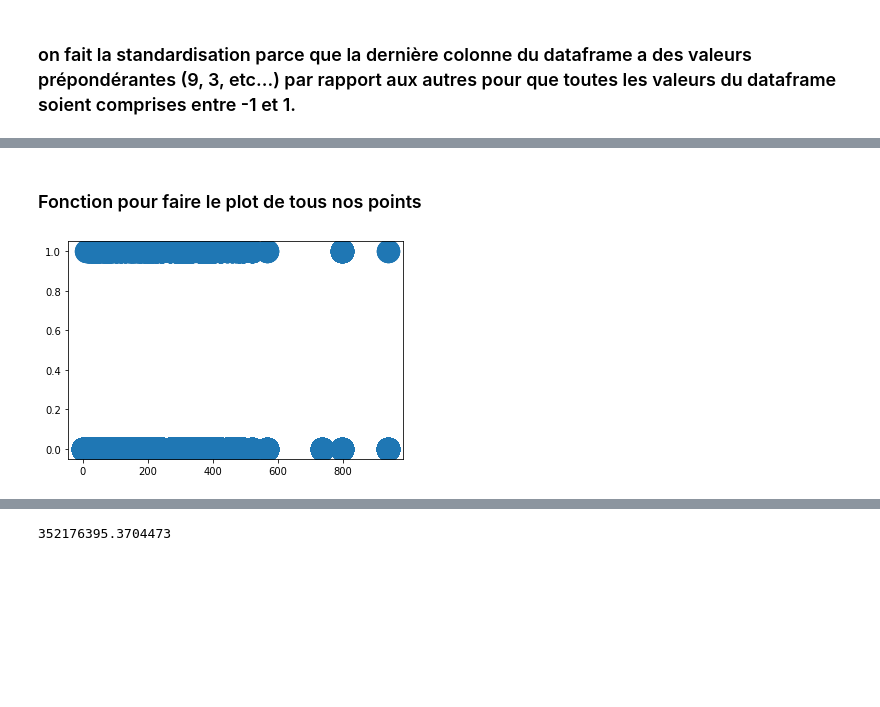
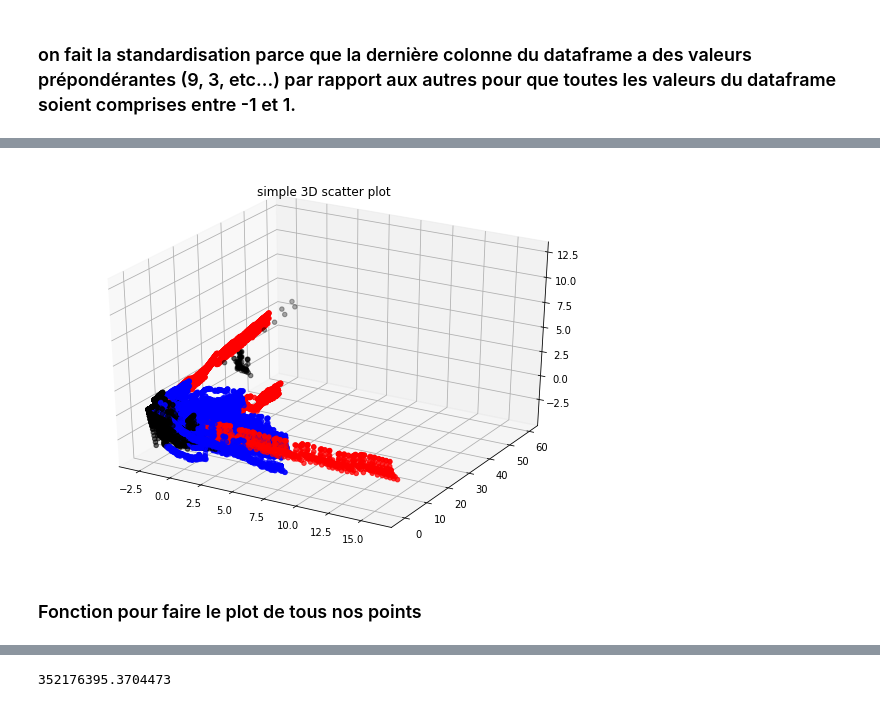
Before and after one commit to pfolaa/fraud_detection, a Jupyter notebook: fraud_detection_01.ipynb, the cells around one changed output, grey strips where cells are left out. Saved outputs shown, nothing was run; the diff lists cells and outputs as text; code cells hidden in the pictures; blank space fills up the shorter version.

```diff
--- a/fraud_detection_01.ipynb
+++ b/fraud_detection_01.ipynb
@@ -3689,3 +3687,47 @@ Text(0, 0.5, 'pc2')
+# %%
+from sklearn.decomposition import PCA
+from mpl_toolkits import mplot3d
+import random
+
+# Scale data before applying PCA
+#scaling=StandardScaler()
+
+# Use fit and transform method
+#scaling.fit(df1)
+#Scaled_data=scaling.transform(df1)
+
+# Set the n_components=3
+principal=PCA(n_components=3)
+principal.fit(Scaled_data)
+x=principal.transform(Scaled_data)
+
+# Check the dimensions of data after PCA
+#print(x.shape)
+
+principal.components_
+
+df_sortie = pd.DataFrame(x, columns=['pc1', 'pc2', 'pc3'])
+#print(df_sortie)
+#df_filtre = df_sortie[(df_sortie['pc1'] >= 7) & (df_sortie['pc2'] >= 6)]
+#print(df_filtre)
+
+x=df_sortie['pc1']
+y=df_sortie['pc2']
+z=df_sortie['pc3']
+
+# Creating figure
+fig = plt.figure(figsize = (10, 7))
+ax = plt.axes(projection ="3d")
+
+
+# Creating plot
+ax.scatter3D(x, y, z, color = my_colors)
+plt.title("simple 3D scatter plot")
+
+# show plot
+plt.show()
+# %% [output]
+[figure, added]
 # %%
 np.random.seed(0)
 my_matrix = np.random.randn(20, 5)
@@ -3713,6 +3743,2 @@ def scatter_plot(list_points):
-# %%
-scatter_plot(list_df_x_train)
-# %% [output]
-[figure, removed]
 # %%
 # on choisit trois clusters
```
Also changed, not shown: parts of 28 cells of this notebook.
